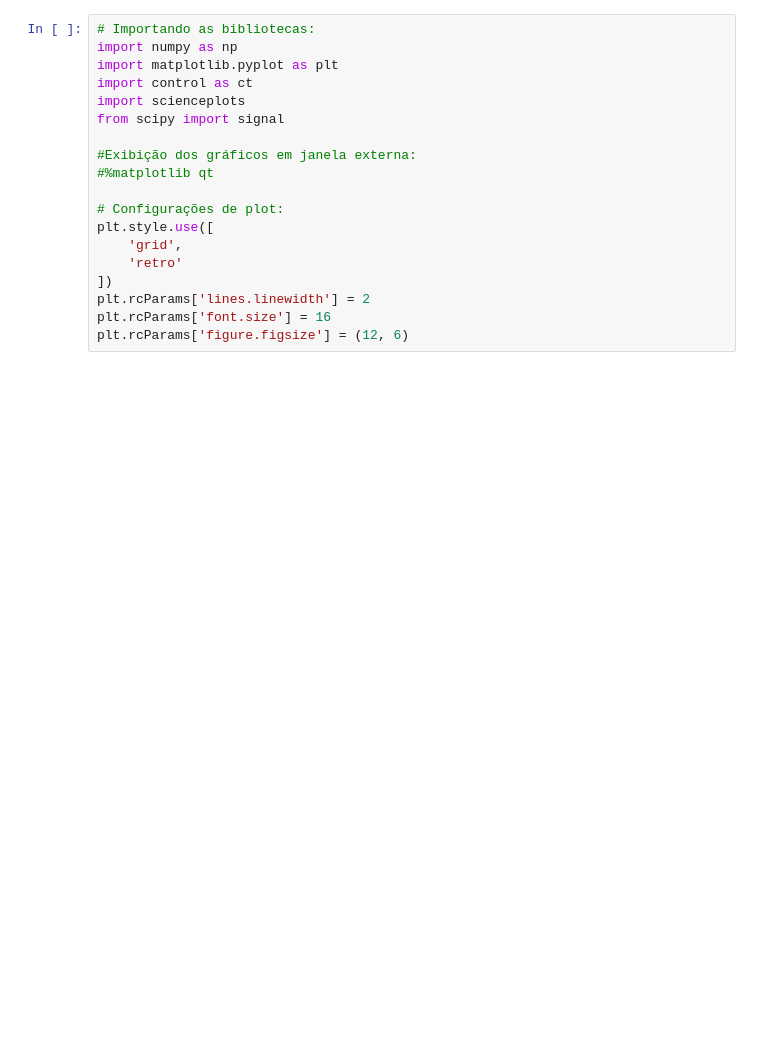
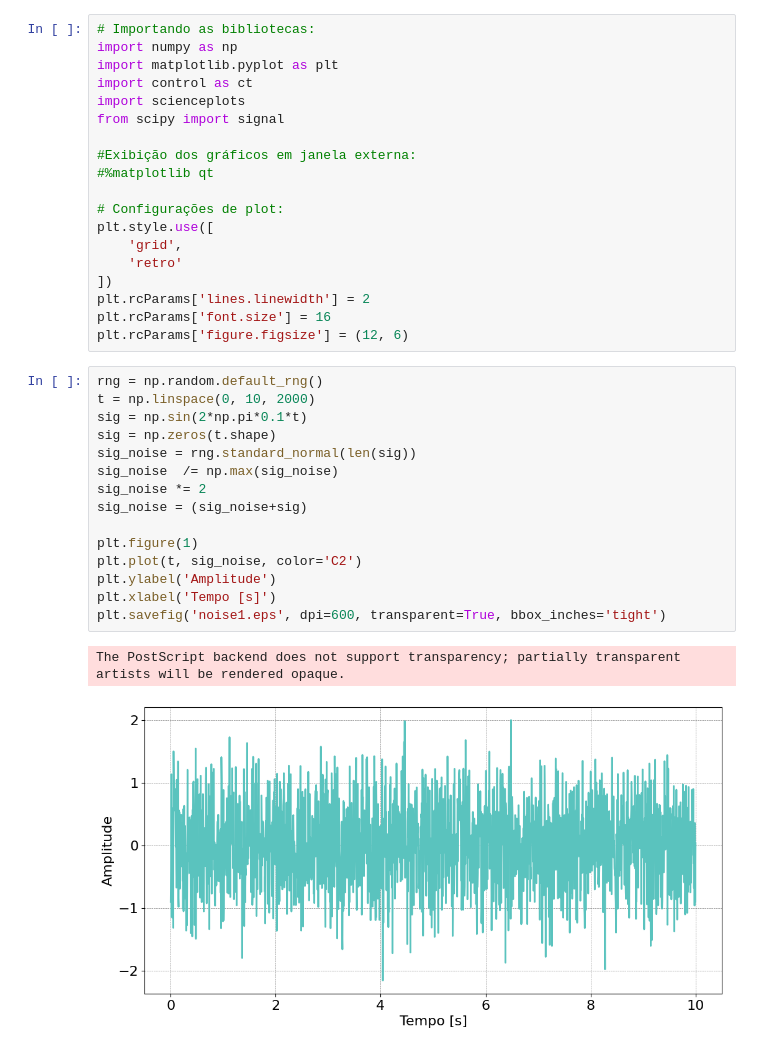
Before and after one commit to ErickNMA/Inst._Ind., a Jupyter notebook: Lista 2/FAC.ipynb, the cells around one changed output. Saved outputs shown, nothing was run; the diff lists cells and outputs as text; blank space fills up the shorter version.

```diff
--- a/Lista 2/FAC.ipynb
+++ b/Lista 2/FAC.ipynb
@@ -17,3 +17,21 @@ plt.style.use([
 plt.rcParams['lines.linewidth'] = 2
 plt.rcParams['font.size'] = 16
 plt.rcParams['figure.figsize'] = (12, 6)
+# %%
+rng = np.random.default_rng()
+t = np.linspace(0, 10, 2000)
+sig = np.sin(2*np.pi*0.1*t)
+sig = np.zeros(t.shape)
+sig_noise = rng.standard_normal(len(sig))
+sig_noise  /= np.max(sig_noise)
+sig_noise *= 2
+sig_noise = (sig_noise+sig)
+
+plt.figure(1)
+plt.plot(t, sig_noise, color='C2')
+plt.ylabel('Amplitude')
+plt.xlabel('Tempo [s]')
+plt.savefig('noise1.eps', dpi=600, transparent=True, bbox_inches='tight')
+# %% [output]
+The PostScript backend does not support transparency; partially transparent artists will be rendered opaque.
+[figure, added]
```
Also changed, not shown: parts of 3 cells of this notebook, 7 other files.
